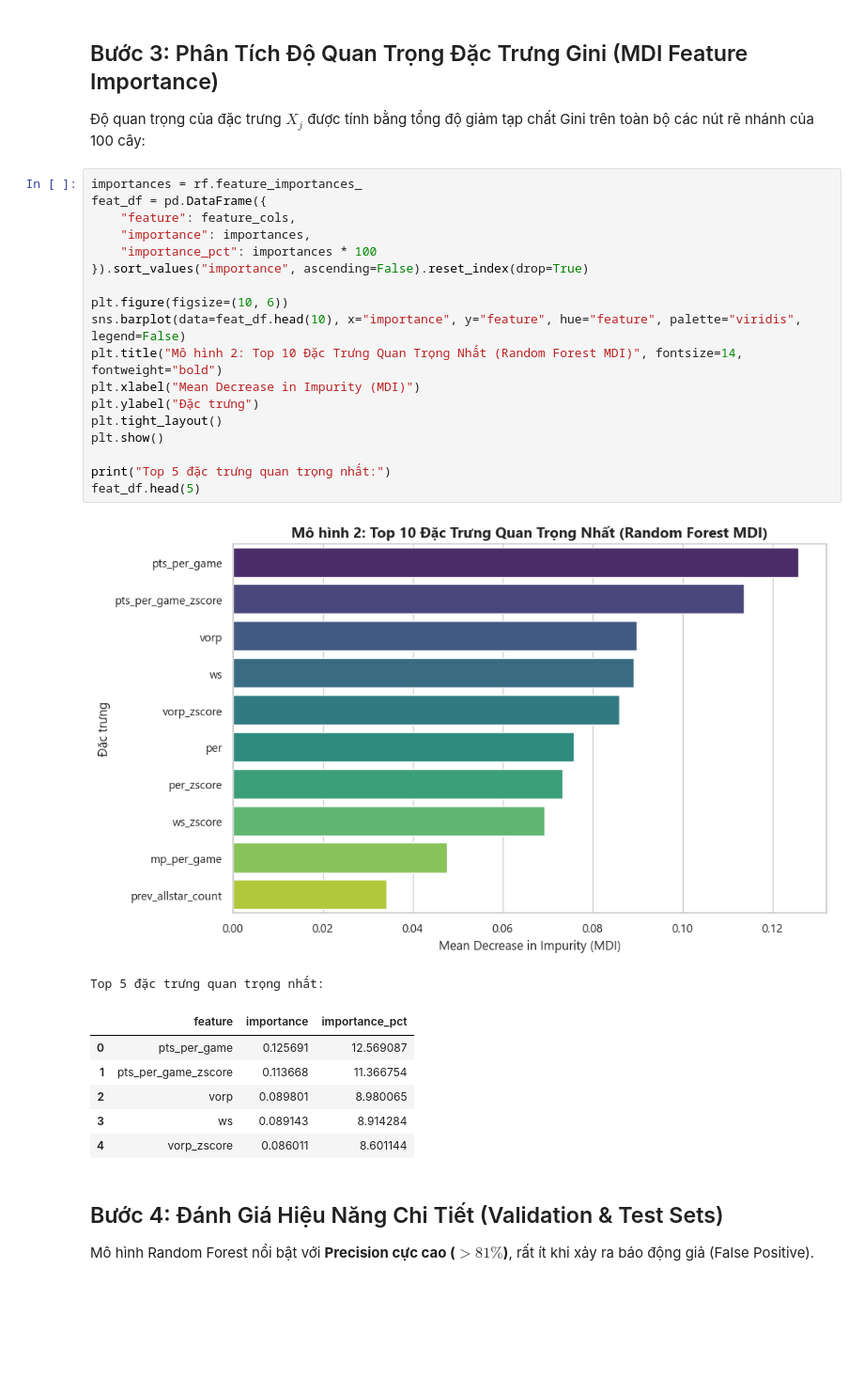
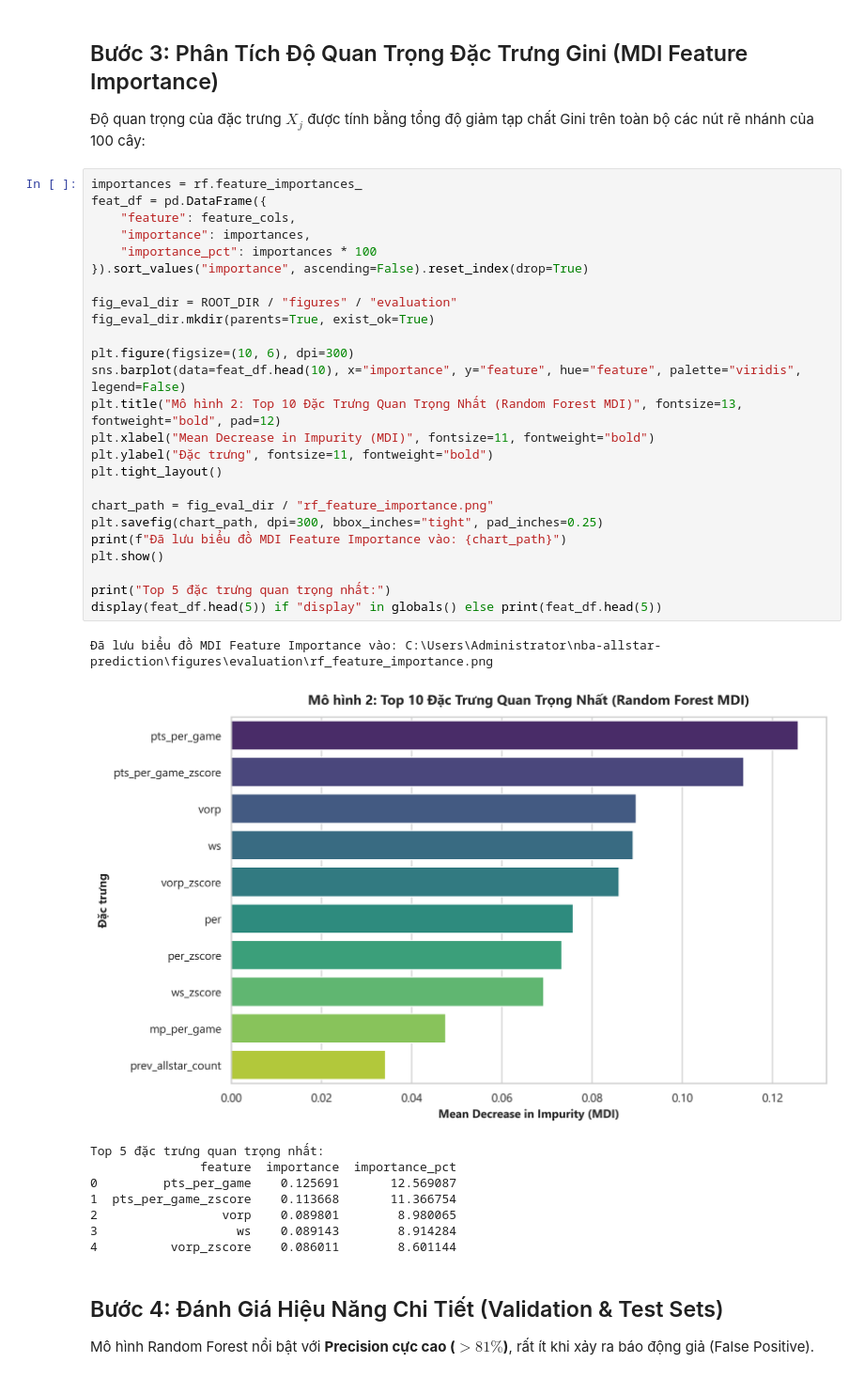
Before and after one commit to LongVoAKAMarcus/nba-allstar-prediction, a Jupyter notebook: notebooks/03_random_forest.ipynb, the cells around one changed output. Shown at 94% size. Drawn from its saved outputs; the diff is of its cells as text; blank space fills up the shorter version.

```diff
--- a/notebooks/03_random_forest.ipynb
+++ b/notebooks/03_random_forest.ipynb
@@ -91,30 +91,38 @@ Huấn luyện thành công!
 # %%
 importances = rf.feature_importances_
 feat_df = pd.DataFrame({
     "feature": feature_cols,
     "importance": importances,
     "importance_pct": importances * 100
 }).sort_values("importance", ascending=False).reset_index(drop=True)
 
-plt.figure(figsize=(10, 6))
+fig_eval_dir = ROOT_DIR / "figures" / "evaluation"
+fig_eval_dir.mkdir(parents=True, exist_ok=True)
+
+plt.figure(figsize=(10, 6), dpi=300)
 sns.barplot(data=feat_df.head(10), x="importance", y="feature", hue="feature", palette="viridis", legend=False)
-plt.title("Mô hình 2: Top 10 Đặc Trưng Quan Trọng Nhất (Random Forest MDI)", fontsize=14, fontweight="bold")
-plt.xlabel("Mean Decrease in Impurity (MDI)")
-plt.ylabel("Đặc trưng")
+plt.title("Mô hình 2: Top 10 Đặc Trưng Quan Trọng Nhất (Random Forest MDI)", fontsize=13, fontweight="bold", pad=12)
+plt.xlabel("Mean Decrease in Impurity (MDI)", fontsize=11, fontweight="bold")
+plt.ylabel("Đặc trưng", fontsize=11, fontweight="bold")
 plt.tight_layout()
+
+chart_path = fig_eval_dir / "rf_feature_importance.png"
+plt.savefig(chart_path, dpi=300, bbox_inches="tight", pad_inches=0.25)
+print(f"Đã lưu biểu đồ MDI Feature Importance vào: {chart_path}")
 plt.show()
 
 print("Top 5 đặc trưng quan trọng nhất:")
-feat_df.head(5)
+display(feat_df.head(5)) if "display" in globals() else print(feat_df.head(5))
 # %% [output]
+Đã lưu biểu đồ MDI Feature Importance vào: C:\Users\Administrator\nba-allstar-prediction\figures\evaluation\rf_feature_importance.png
-[figure, old version]
+[figure, new version]
-Top 5 đặc trưng quan trọng nhất:
-|  | feature | importance | importance_pct |
-| 0 | pts_per_game | 0.125691 | 12.569087 |
-| 1 | pts_per_game_zscore | 0.113668 | 11.366754 |
-| 2 | vorp | 0.089801 | 8.980065 |
-| 3 | ws | 0.089143 | 8.914284 |
-| 4 | vorp_zscore | 0.086011 | 8.601144 |
+Top 5 đặc trưng quan trọng nhất:
+               feature  importance  importance_pct
+0         pts_per_game    0.125691       12.569087
+1  pts_per_game_zscore    0.113668       11.366754
+2                 vorp    0.089801        8.980065
+3                   ws    0.089143        8.914284
+4          vorp_zscore    0.086011        8.601144
 # %% [markdown]
 ## Bước 4: Đánh Giá Hiệu Năng Chi Tiết (Validation & Test Sets)
 Mô hình Random Forest nổi bật với **Precision cực cao ($> 81\%$)**, rất ít khi xảy ra báo động giả (False Positive).
```
Also changed, not shown: parts of 2 cells of this notebook, 10 other files.
